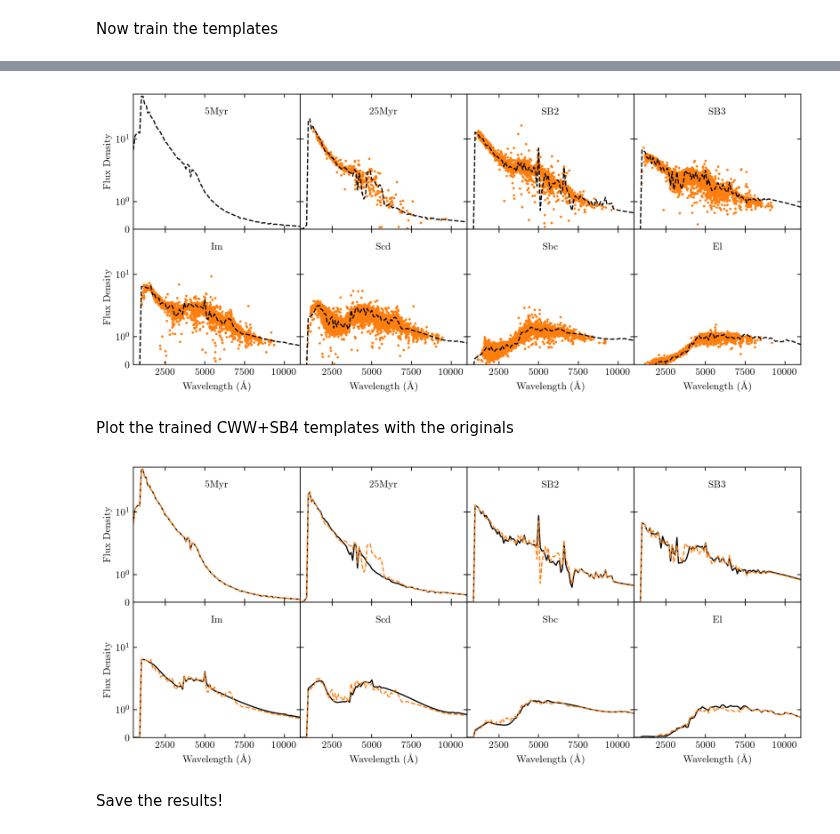
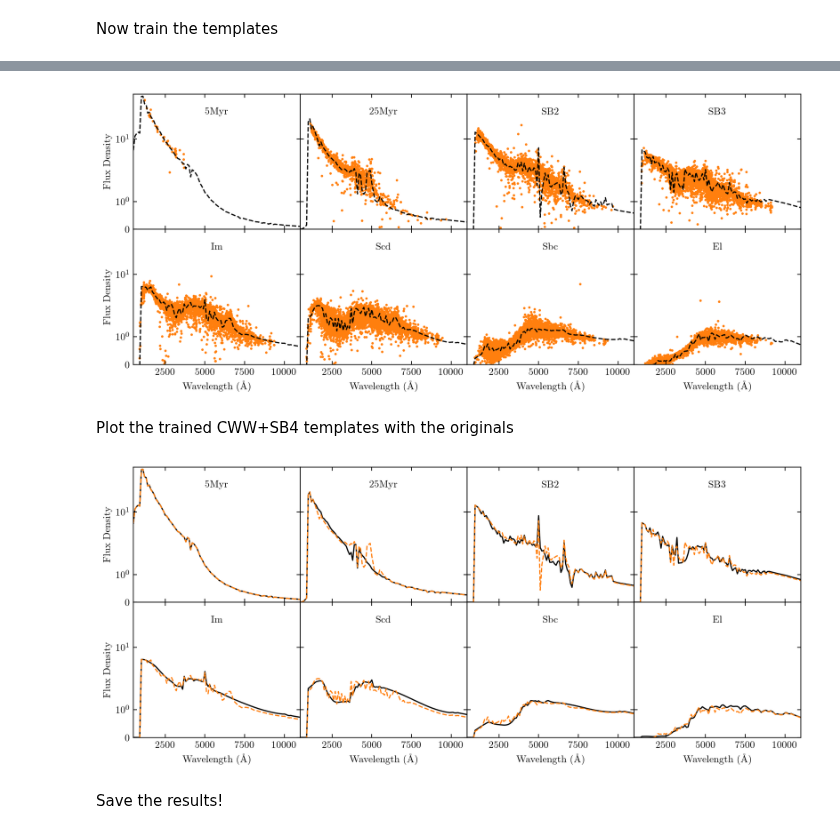
Before and after one commit to dirac-institute/photoz_template_learning, a Jupyter notebook: training_cwwsb4.ipynb, the cells around one changed output, grey strips where cells are left out. Saved outputs shown, nothing was run; the diff lists cells and outputs as text; code cells hidden in the pictures.

```diff
--- a/training_cwwsb4.ipynb
+++ b/training_cwwsb4.ipynb
@@ -28,6 +28,12 @@ Load the CWW+SB4 templates
 # %%
 cwwsb4_templates = dict()
 step = 100
+
+x, y = np.loadtxt('templates/ssp_5Myr_z008.sed',unpack=True)
+sed = Sed()
+sed.wavelen = np.arange(500,11600,step)*1.0 # downsample
+sed.flambda = np.interp(sed.wavelen,x,y)
+cwwsb4_templates['5Myr'] = sed
 
 x, y = np.loadtxt('templates/ssp_25Myr_z008.sed',unpack=True)
 sed = Sed()
@@ -81,15 +87,15 @@ Wall time: 9.88 s
 # %%
 fig, ((ax1,ax2,ax3,ax4),(ax5,ax6,ax7,ax8)) = plt.subplots(2,4,sharex='all',sharey='all',figsize=(12,5))
 
-x, y = np.loadtxt('templates/ssp_5Myr_z008.sed',unpack=True)
-sed = Sed()
-sed.wavelen = np.arange(500,11600,step)*1.0 # downsample
-sed.flambda = np.interp(sed.wavelen,x,y)
-ax1.plot(sed.wavelen, sed.flambda, ls="--", c="k")
-ax1.text(0.5,0.85,'5Myr',transform=ax1.transAxes,ha="center")
+#x, y = np.loadtxt('templates/ssp_5Myr_z008.sed',unpack=True)
+#sed = Sed()
+#sed.wavelen = np.arange(500,11600,step)*1.0 # downsample
+#sed.flambda = np.interp(sed.wavelen,x,y)
+#ax1.plot(sed.wavelen, sed.flambda, ls="--", c="k")
+#ax1.text(0.5,0.85,'5Myr',transform=ax1.transAxes,ha="center")
 
-templates = ['25Myr','SB2','SB3','Im','Scd','Sbc','El']
-axes = [ax2,ax3,ax4,ax5,ax6,ax7,ax8]
+templates = ['5Myr','25Myr','SB2','SB3','Im','Scd','Sbc','El']
+axes = [ax1,ax2,ax3,ax4,ax5,ax6,ax7,ax8]
 for i,template in enumerate(templates):
 
     ax = axes[i]
@@ -133,57 +139,57 @@ Wall time: 2min 54s
 # %%
 fig, ((ax1,ax2,ax3,ax4),(ax5,ax6,ax7,ax8)) = plt.subplots(2,4,sharex='all',sharey='all',figsize=(12,5))
 
-x, y = np.loadtxt('templates/ssp_5Myr_z008.sed',unpack=True)
-sed = Sed()
-sed.wavelen = np.arange(500,11600,step)*1.0 # downsample
-sed.flambda = np.interp(sed.wavelen,x,y)
-ax1.plot(sed.wavelen, sed.flambda, ls="--", c="k")
-ax1.text(0.5,0.85,'5Myr',transform=ax1.transAxes,ha="center")
+#x, y = np.loadtxt('templates/ssp_5Myr_z008.sed',unpack=True)
+#sed = Sed()
+#sed.wavelen = np.arange(500,11600,step)*1.0 # downsample
+#sed.flambda = np.interp(sed.wavelen,x,y)
+#ax1.plot(sed.wavelen, sed.flambda, ls="--", c="k")
+#ax1.text(0.5,0.85,'5Myr',transform=ax1.transAxes,ha="center")
 
-templates = ['25Myr','SB2','SB3','Im','Scd','Sbc','El']
-axes = [ax2,ax3,ax4,ax5,ax6,ax7,ax8]
+templates = ['5Myr','25Myr','SB2','SB3','Im','Scd','Sbc','El']
+axes = [ax1,ax2,ax3,ax4,ax5,ax6,ax7,ax8]
 for i,template in enumerate(templates):
 
     ax = axes[i]
 
     wavelen = [row[0] for row in final_sets[template]]
     fluxes = [row[1] for row in final_sets[template]]
     ax.scatter(wavelen, fluxes, s=2, c="C1")
 
     sed = trained_templates[template]
     ax.plot(sed.wavelen, sed.flambda, ls="--", c="k")
 
     ax.text(0.5,0.85,template,transform=ax.transAxes,ha="center")
 
 plt.xlim(500,11000)
 plt.ylim(0,80)
 ax5.set_xlabel('Wavelength ($\mathrm{\AA}$)')
 ax6.set_xlabel('Wavelength ($\mathrm{\AA}$)')
 ax7.set_xlabel('Wavelength ($\mathrm{\AA}$)')
 ax8.set_xlabel('Wavelength ($\mathrm{\AA}$)')
 ax1.set_ylabel('Flux Density')
 ax5.set_ylabel('Flux Density')
 plt.subplots_adjust(wspace=0, hspace=0)
 plt.yscale('symlog')
 
 plt.show()
 # %% [output]
-[figure, old version]
+[figure, new version]
 # %% [markdown]
 Plot the trained CWW+SB4 templates with the originals
 # %%
 fig, ((ax1,ax2,ax3,ax4),(ax5,ax6,ax7,ax8)) = plt.subplots(2,4,sharex='all',sharey='all',figsize=(12,5))
 
-x, y = np.loadtxt('templates/ssp_5Myr_z008.sed',unpack=True)
-sed = Sed()
-sed.wavelen = np.arange(500,11600,step)*1.0 # downsample
-sed.flambda = np.interp(sed.wavelen,x,y)
-ax1.plot(sed.wavelen, sed.flambda, ls="-", c="k")
-ax1.plot(sed.wavelen, sed.flambda, ls="--", c="C1")
-ax1.text(0.5,0.85,'5Myr',transform=ax1.transAxes,ha="center")
+#x, y = np.loadtxt('templates/ssp_5Myr_z008.sed',unpack=True)
+#sed = Sed()
+#sed.wavelen = np.arange(500,11600,step)*1.0 # downsample
+#sed.flambda = np.interp(sed.wavelen,x,y)
+#ax1.plot(sed.wavelen, sed.flambda, ls="-", c="k")
+#ax1.plot(sed.wavelen, sed.flambda, ls="--", c="C1")
+#ax1.text(0.5,0.85,'5Myr',transform=ax1.transAxes,ha="center")
 
-templates = ['25Myr','SB2','SB3','Im','Scd','Sbc','El']
-axes = [ax2,ax3,ax4,ax5,ax6,ax7,ax8]
+templates = ['5Myr','25Myr','SB2','SB3','Im','Scd','Sbc','El']
+axes = [ax1,ax2,ax3,ax4,ax5,ax6,ax7,ax8]
 for i,template in enumerate(templates):
 
     ax = axes[i]
@@ -210,7 +216,7 @@ plt.yscale('symlog')
 #fig.savefig("plots/cwwsb4_beforeANDafter.pdf")
 plt.show()
 # %% [output]
-[figure, old version]
+[figure, new version]
 # %% [markdown]
 Save the results!
 # %%
```
Also changed, not shown: parts of 3 cells of this notebook, 26 other files.
